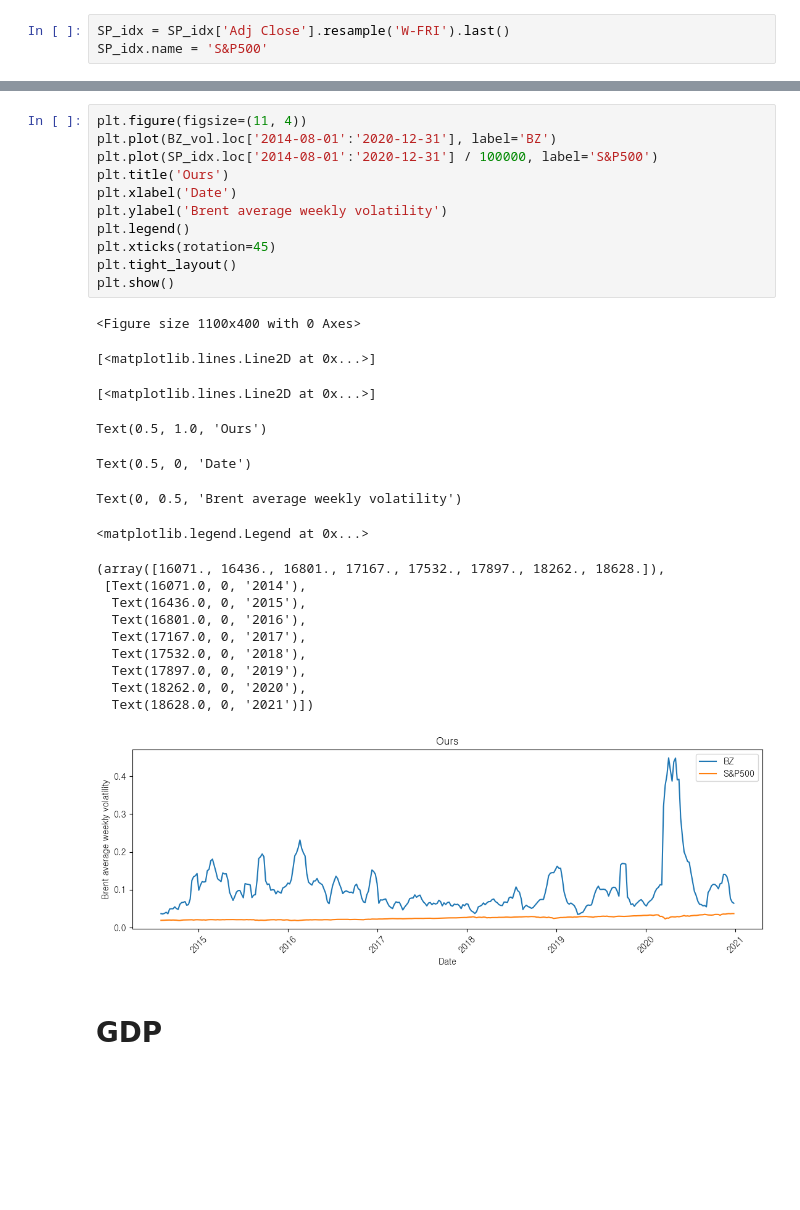
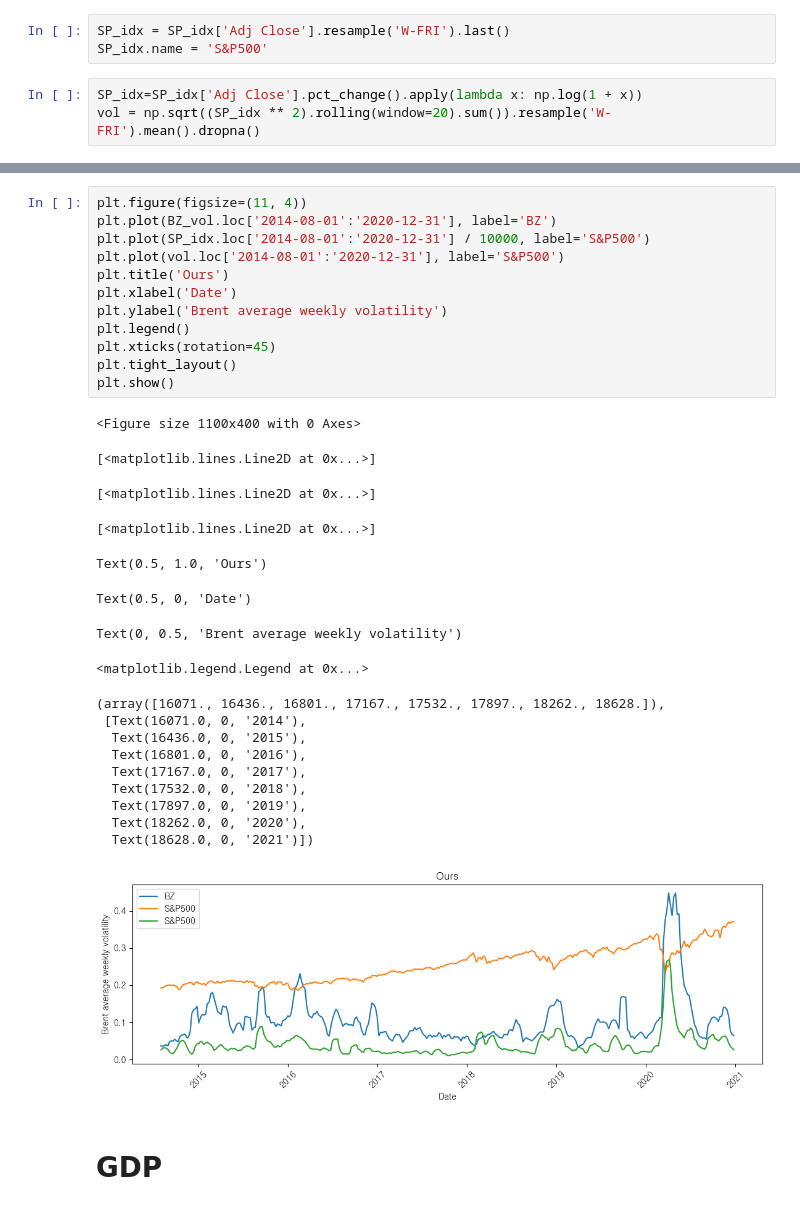
Before and after one commit to kimjuhwan1234/Volatility_Forecasting, a Jupyter notebook: preprocessing.ipynb, the cells around one changed output, grey strips where cells are left out. Saved outputs shown, nothing was run; the diff lists cells and outputs as text; blank space fills up the shorter version.

```diff
--- a/preprocessing.ipynb
+++ b/preprocessing.ipynb
@@ -206,3 +206,6 @@ SP_idx = yf.download('^GSPC', start='1986-01-01')
 # %%
 SP_idx = SP_idx['Adj Close'].resample('W-FRI').last()
 SP_idx.name = 'S&P500'
+# %%
+SP_idx=SP_idx['Adj Close'].pct_change().apply(lambda x: np.log(1 + x))
+vol = np.sqrt((SP_idx ** 2).rolling(window=20).sum()).resample('W-FRI').mean().dropna()
@@ -209,32 +228,34 @@ SP_idx.name = 'S&P500'
 # %%
 plt.figure(figsize=(11, 4))
 plt.plot(BZ_vol.loc['2014-08-01':'2020-12-31'], label='BZ')
-plt.plot(SP_idx.loc['2014-08-01':'2020-12-31'] / 100000, label='S&P500')
+plt.plot(SP_idx.loc['2014-08-01':'2020-12-31'] / 10000, label='S&P500')
+plt.plot(vol.loc['2014-08-01':'2020-12-31'], label='S&P500')
 plt.title('Ours')
 plt.xlabel('Date')
 plt.ylabel('Brent average weekly volatility')
 plt.legend()
 plt.xticks(rotation=45)
 plt.tight_layout()
 plt.show()
 # %% [output]
 <Figure size 1100x400 with 0 Axes>
 [<matplotlib.lines.Line2D at 0x...>]
 [<matplotlib.lines.Line2D at 0x...>]
-Text(0.5, 1.0, 'Ours')
+[<matplotlib.lines.Line2D at 0x...>]
-Text(0.5, 0, 'Date')
+Text(0.5, 1.0, 'Ours')
-Text(0, 0.5, 'Brent average weekly volatility')
+Text(0.5, 0, 'Date')
-<matplotlib.legend.Legend at 0x...>
+Text(0, 0.5, 'Brent average weekly volatility')
-(array([16071., 16436., 16801., 17167., 17532., 17897., 18262., 18628.]),
- [Text(16071.0, 0, '2014'),
-  Text(16436.0, 0, '2015'),
-  Text(16801.0, 0, '2016'),
-  Text(17167.0, 0, '2017'),
-  Text(17532.0, 0, '2018'),
-  Text(17897.0, 0, '2019'),
-  Text(18262.0, 0, '2020'),
-  Text(18628.0, 0, '2021')])
+<matplotlib.legend.Legend at 0x...>
+(array([16071., 16436., 16801., 17167., 17532., 17897., 18262., 18628.]),
+ [Text(16071.0, 0, '2014'),
+  Text(16436.0, 0, '2015'),
+  Text(16801.0, 0, '2016'),
+  Text(17167.0, 0, '2017'),
+  Text(17532.0, 0, '2018'),
+  Text(17897.0, 0, '2019'),
+  Text(18262.0, 0, '2020'),
+  Text(18628.0, 0, '2021')])
-[figure, old version]
+[figure, new version]
 # %% [markdown]
 # GDP
 # %%
```
Also changed, not shown: parts of 6 cells of this notebook, 34 other files.
